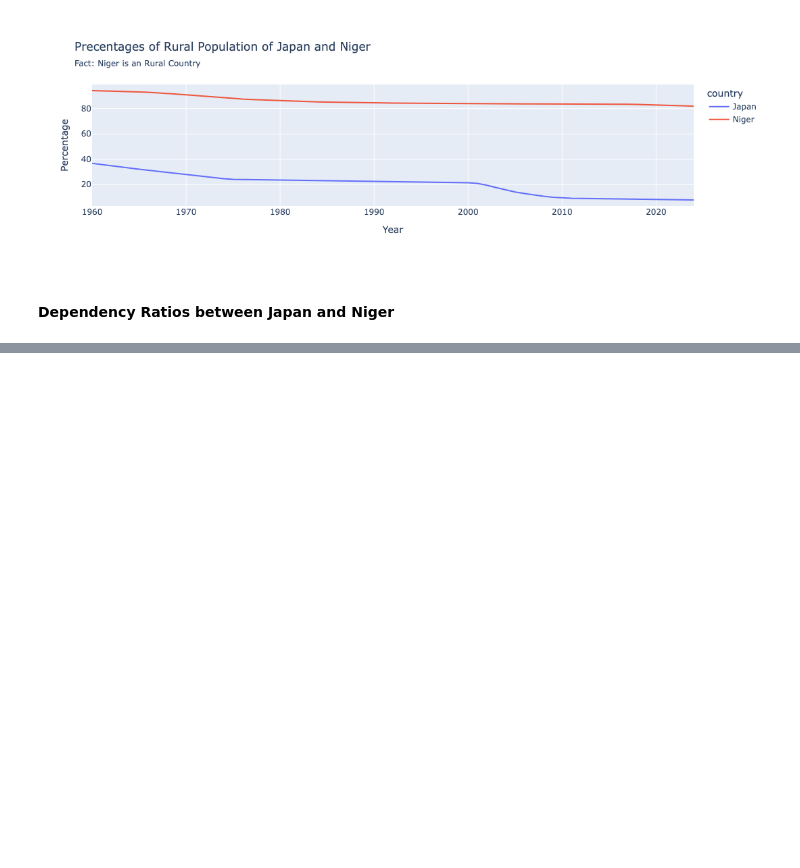
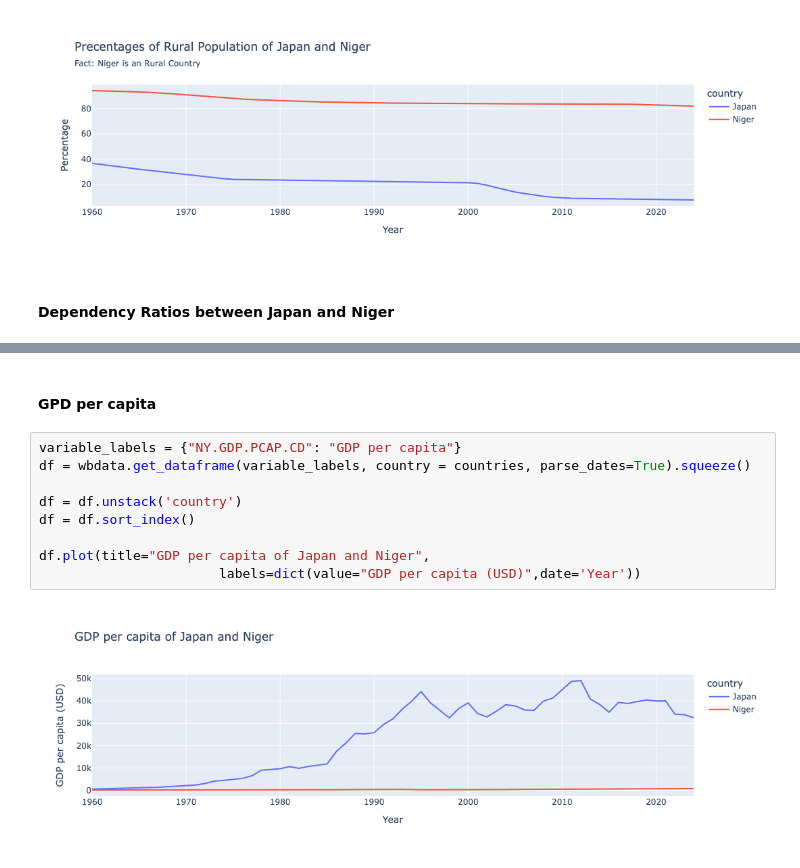
Before and after one commit to nataliee8/EEP-153-Project-1, a Jupyter notebook: proj1_notebook.ipynb, the cells around one changed output, grey strips where cells are left out. Saved outputs shown, nothing was run; the diff lists cells and outputs as text; blank space fills up the shorter version.

```diff
--- a/proj1_notebook.ipynb
+++ b/proj1_notebook.ipynb
@@ -284,0 +306,13 @@ WARNING:shelved_cache.persistent_cache:Key '-7075569637077192001' not in persist
+# %% [markdown]
+#### GPD per capita
+# %%
+variable_labels = {"NY.GDP.PCAP.CD": "GDP per capita"}
+df = wbdata.get_dataframe(variable_labels, country = countries, parse_dates=True).squeeze()
+
+df = df.unstack('country')
+df = df.sort_index()
+
+df.plot(title="GDP per capita of Japan and Niger",
+                       labels=dict(value="GDP per capita (USD)",date='Year'))
+# %% [output]
+[figure, added]
```
Also changed, not shown: parts of 7 cells of this notebook.
